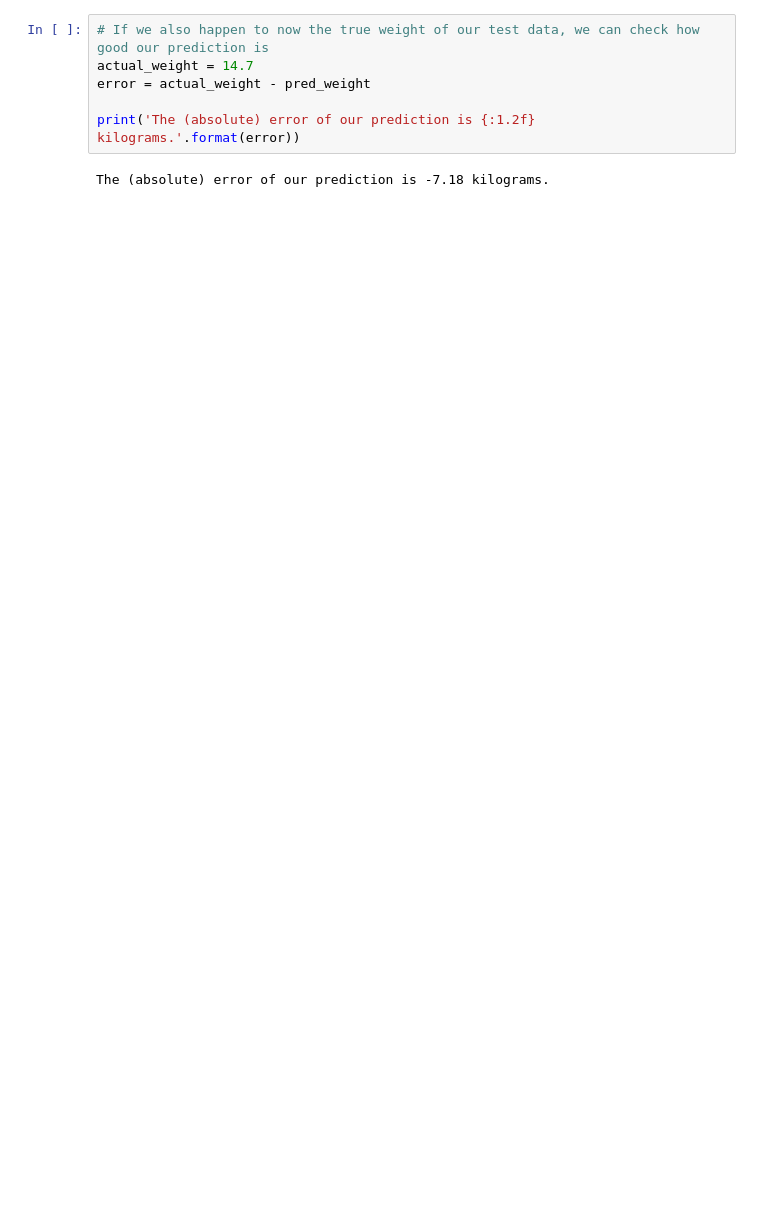
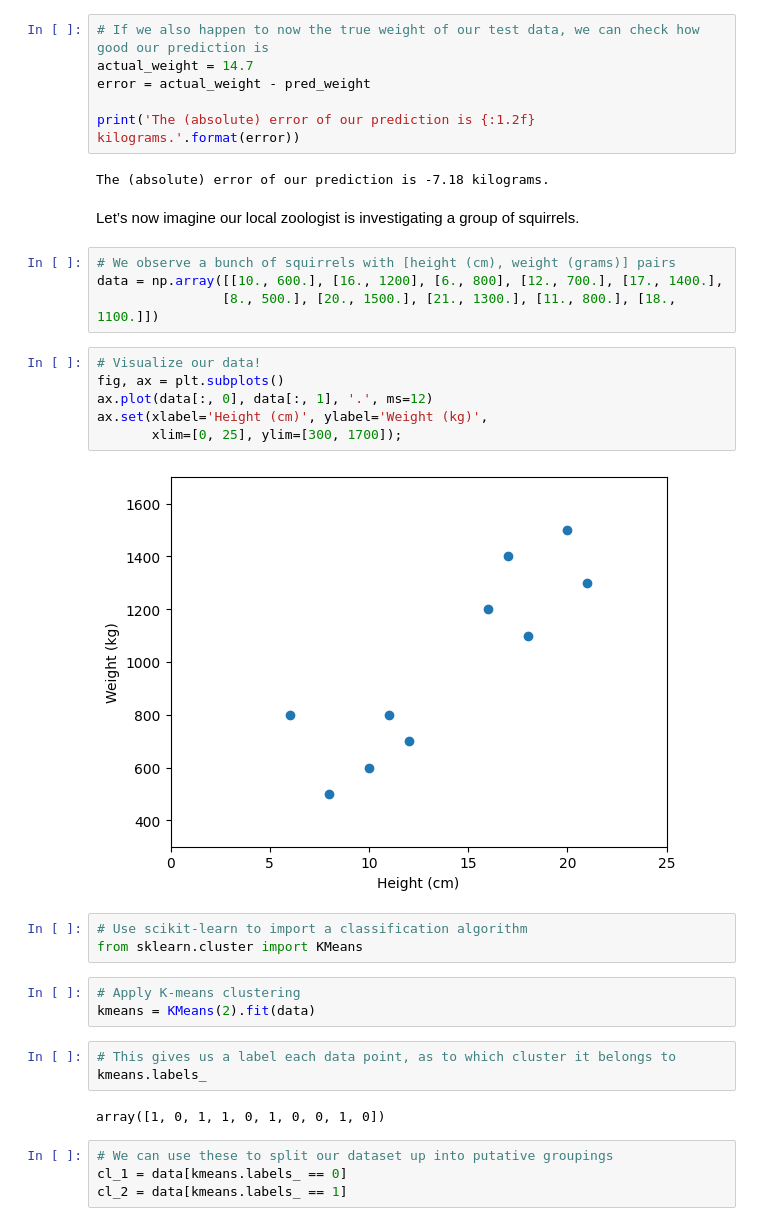
Before and after one commit to melikayazdanpanah/data-science-practice, a Jupyter notebook: prediction.ipynb, the cells around one changed output. Saved outputs shown, nothing was run; the diff lists cells and outputs as text; blank space fills up the shorter version.

```diff
--- a/prediction.ipynb
+++ b/prediction.ipynb
@@ -37,3 +37,32 @@ error = actual_weight - pred_weight
 print('The (absolute) error of our prediction is {:1.2f} kilograms.'.format(error))
 # %% [output]
 The (absolute) error of our prediction is -7.18 kilograms.
+# %% [markdown]
+Let’s now imagine our local zoologist is investigating a group of squirrels.
+# %%
+# We observe a bunch of squirrels with [height (cm), weight (grams)] pairs
+data = np.array([[10., 600.], [16., 1200], [6., 800], [12., 700.], [17., 1400.],
+                [8., 500.], [20., 1500.], [21., 1300.], [11., 800.], [18., 1100.]])
+# %%
+# Visualize our data!
+fig, ax = plt.subplots()
+ax.plot(data[:, 0], data[:, 1], '.', ms=12)
+ax.set(xlabel='Height (cm)', ylabel='Weight (kg)',
+       xlim=[0, 25], ylim=[300, 1700]);
+# %% [output]
+[figure, added]
+# %%
+# Use scikit-learn to import a classification algorithm
+from sklearn.cluster import KMeans
+# %%
+# Apply K-means clustering
+kmeans = KMeans(2).fit(data)
+# %%
+# This gives us a label each data point, as to which cluster it belongs to
+kmeans.labels_
+# %% [output]
+array([1, 0, 1, 1, 0, 1, 0, 0, 1, 0])
+# %%
+# We can use these to split our dataset up into putative groupings
+cl_1 = data[kmeans.labels_ == 0]
+cl_2 = data[kmeans.labels_ == 1]
```
Also changed, not shown: parts of 3 cells of this notebook.
